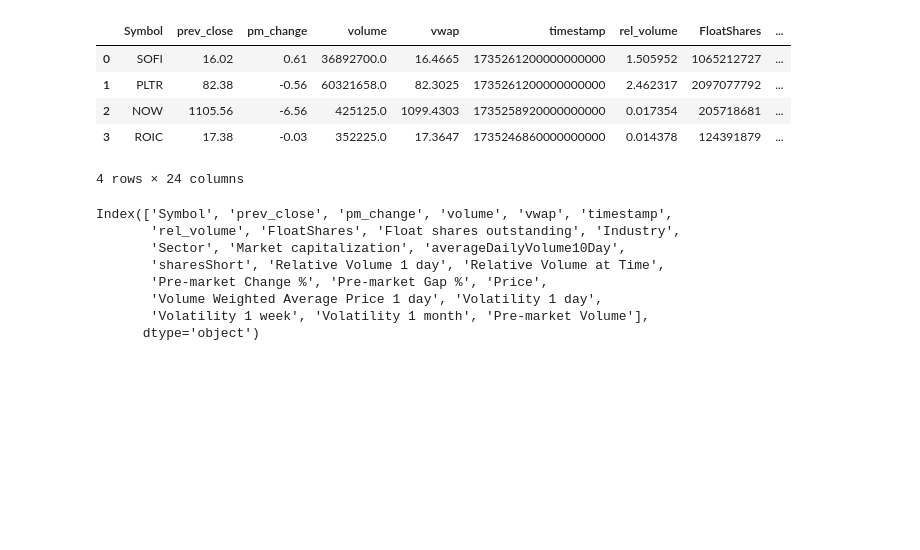
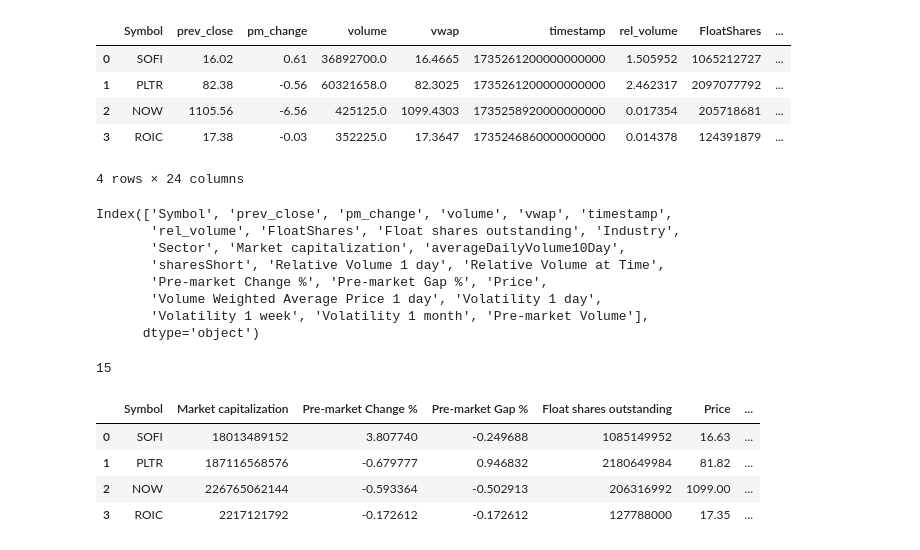
Before and after one commit to sudz4/sps, a Jupyter notebook: x_pre_market_gap_up_screener/pmgus_dev_stuff.ipynb, the cells around one changed output. Drawn from its saved outputs; the diff is of its cells as text; code cells hidden in the pictures; blank space fills up the shorter version.

```diff
--- a/x_pre_market_gap_up_screener/pmgus_dev_stuff.ipynb
+++ b/x_pre_market_gap_up_screener/pmgus_dev_stuff.ipynb
@@ -331,3 +328,41 @@ Index(['Symbol', 'prev_close', 'pm_change', 'volume', 'vwap', 'timestamp',
        'Volume Weighted Average Price 1 day', 'Volatility 1 day',
        'Volatility 1 week', 'Volatility 1 month', 'Pre-market Volume'],
       dtype='object')
+# %%
+# numeric columns
+pgyfvt_numeric_cols = ['Symbol',
+'Market capitalization',
+'Pre-market Change %',
+'Pre-market Gap %',
+'Float shares outstanding',
+'Price',
+# volume
+'Relative Volume 1 day',
+'volume', # check to see if this is same as 1 day
+'Relative Volume at Time',
+'Volume Weighted Average Price 1 day', # is this okay
+'vwap', # same check if same
+'Pre-market Volume',
+# volatility
+'Volatility 1 day',
+'Volatility 1 week',
+'Volatility 1 month'
+]
+
+print(len(pgyfvt_numeric_cols))
+
+# add OTHER columns
+pgyfvt_other_cols = ['Industry',
+'Sector']
+# %% [output]
+15
+# %%
+# updated dataframe with cols order and cut down list
+pgyfvt_df = pgyfvt_df[pgyfvt_numeric_cols + pgyfvt_other_cols]
+display(pgyfvt_df)
+# %% [output]
+|  | Symbol | Market capitalization | Pre-market Change % | Pre-market Gap % | Float shares outstanding | Price | ... |
+| 0 | SOFI | 18013489152 | 3.807740 | -0.249688 | 1085149952 | 16.63 | ... |
+| 1 | PLTR | 187116568576 | -0.679777 | 0.946832 | 2180649984 | 81.82 | ... |
+| 2 | NOW | 226765062144 | -0.593364 | -0.502913 | 206316992 | 1099.00 | ... |
+| 3 | ROIC | 2217121792 | -0.172612 | -0.172612 | 127788000 | 17.35 | ... |
```
Also changed, not shown: parts of 4 cells of this notebook.
